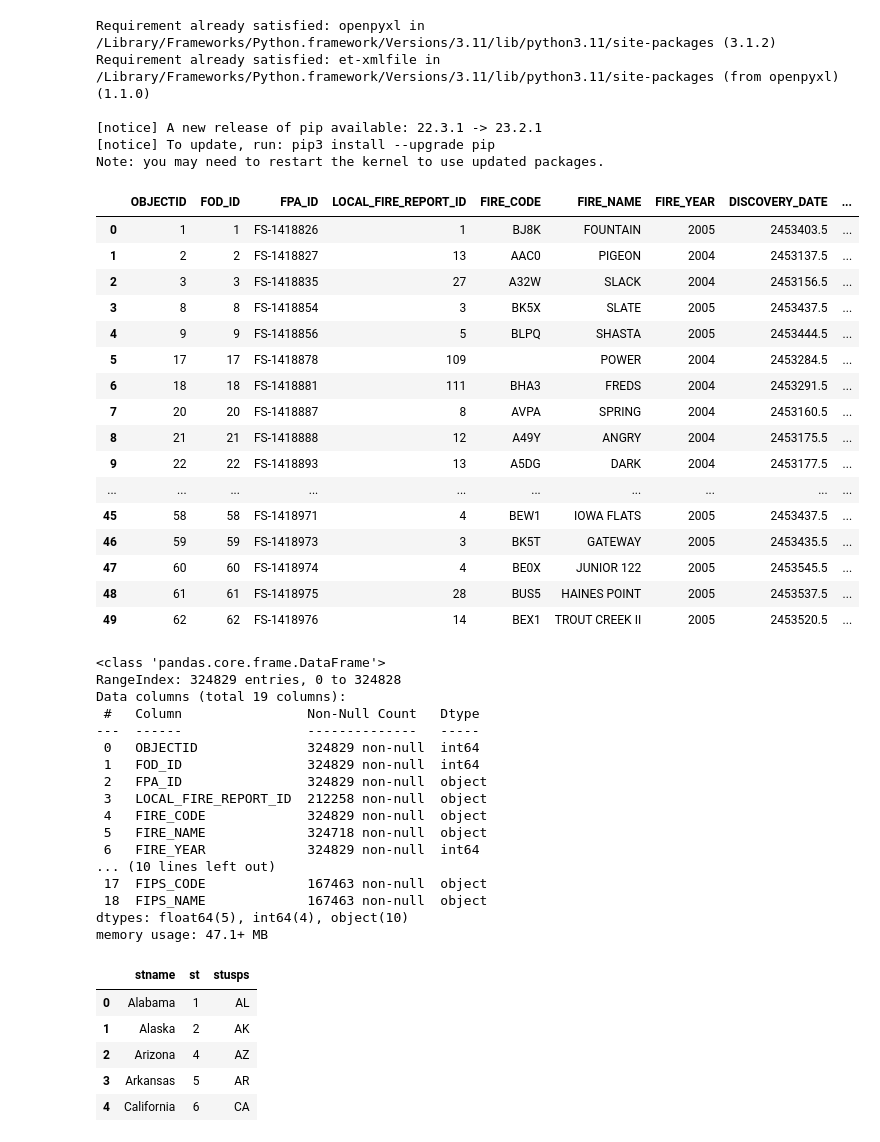
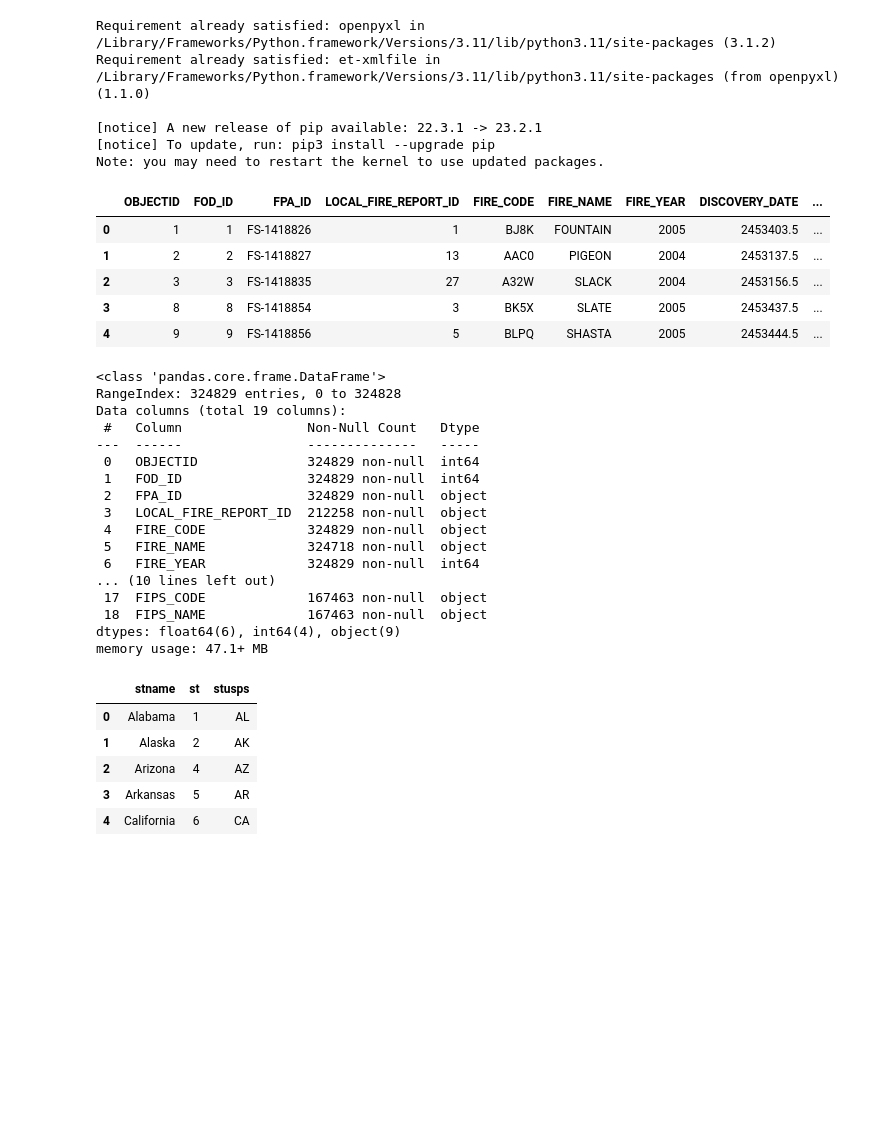
Before and after one commit to PaulZhou06/wildfire.paper, a Jupyter notebook: Wildfire0.ipynb, the cells around one changed output. Saved outputs shown, nothing was run; the diff lists cells and outputs as text; code cells hidden in the pictures; blank space fills up the shorter version.

```diff
--- a/Wildfire0.ipynb
+++ b/Wildfire0.ipynb
@@ -64,7 +65,7 @@ tempprecip = pd.read_csv("/Users/paulzhou/Visual Studio Code/Wildfire/Datasets/t
 cnx = sqlite3.connect('/Users/paulzhou/Visual Studio Code/Wildfire/Datasets/FPA_FOD_20170508.sqlite')
 
 query = '''
-        SELECT OBJECTID, FOD_ID, FPA_ID, LOCAL_FIRE_REPORT_ID, FIRE_CODE, FIRE_NAME, FIRE_YEAR, DISCOVERY_DATE, DISCOVERY_DOY, DISCOVERY_TIME, CONT_DATE, FIRE_SIZE, FIRE_SIZE_CLASS, LATITUDE, LONGITUDE, STATE, COUNTY, FIPS_CODE, FIPS_NAME
+        SELECT OBJECTID, FOD_ID, FPA_ID, LOCAL_FIRE_REPORT_ID, FIRE_CODE, FIRE_NAME, FIRE_YEAR, DISCOVERY_DATE, DISCOVERY_DOY, CONT_DATE, CONT_DOY, FIRE_SIZE, FIRE_SIZE_CLASS, LATITUDE, LONGITUDE, STATE, COUNTY, FIPS_CODE, FIPS_NAME
         FROM fires
         WHERE FIRE_CODE IS NOT NULL
         '''
@@ -72,29 +73,18 @@ results = cnx.execute(query).fetchall()
 cnx.close()
 # %%
 wildfire = pd.DataFrame(results, columns=['OBJECTID', 'FOD_ID', 'FPA_ID', 'LOCAL_FIRE_REPORT_ID', 'FIRE_CODE',
-                                    'FIRE_NAME', 'FIRE_YEAR', 'DISCOVERY_DATE', 'DISCOVERY_DOY', 'DISCOVERY_TIME', 'CONT_DATE', 'FIRE_SIZE', 'FIRE_SIZE_CLASS', 'LATITUDE', 'LONGITUDE', 'STATE', 'COUNTY', 'FIPS_CODE', 'FIPS_NAME'])
+                                    'FIRE_NAME', 'FIRE_YEAR', 'DISCOVERY_DATE', 'DISCOVERY_DOY', 'CONT_DATE', 'CONT_DOY', 'FIRE_SIZE', 'FIRE_SIZE_CLASS', 'LATITUDE', 'LONGITUDE', 'STATE', 'COUNTY', 'FIPS_CODE', 'FIPS_NAME'])
 # %%
 fips = pd.read_csv("/Users/paulzhou/Visual Studio Code/Wildfire/Datasets/us-state-ansi-fips.csv")
 # %%
-wildfire.head(50)
+wildfire.head()
 # %% [output]
 |  | OBJECTID | FOD_ID | FPA_ID | LOCAL_FIRE_REPORT_ID | FIRE_CODE | FIRE_NAME | FIRE_YEAR | DISCOVERY_DATE | ... |
 | 0 | 1 | 1 | FS-1418826 | 1 | BJ8K | FOUNTAIN | 2005 | 2453403.5 | ... |
 | 1 | 2 | 2 | FS-1418827 | 13 | AAC0 | PIGEON | 2004 | 2453137.5 | ... |
 | 2 | 3 | 3 | FS-1418835 | 27 | A32W | SLACK | 2004 | 2453156.5 | ... |
 | 3 | 8 | 8 | FS-1418854 | 3 | BK5X | SLATE | 2005 | 2453437.5 | ... |
 | 4 | 9 | 9 | FS-1418856 | 5 | BLPQ | SHASTA | 2005 | 2453444.5 | ... |
-| 5 | 17 | 17 | FS-1418878 | 109 |  | POWER | 2004 | 2453284.5 | ... |
-| 6 | 18 | 18 | FS-1418881 | 111 | BHA3 | FREDS | 2004 | 2453291.5 | ... |
-| 7 | 20 | 20 | FS-1418887 | 8 | AVPA | SPRING | 2004 | 2453160.5 | ... |
-| 8 | 21 | 21 | FS-1418888 | 12 | A49Y | ANGRY | 2004 | 2453175.5 | ... |
-| 9 | 22 | 22 | FS-1418893 | 13 | A5DG | DARK | 2004 | 2453177.5 | ... |
-| ... | ... | ... | ... | ... | ... | ... | ... | ... | ... |
-| 45 | 58 | 58 | FS-1418971 | 4 | BEW1 | IOWA FLATS | 2005 | 2453437.5 | ... |
-| 46 | 59 | 59 | FS-1418973 | 3 | BK5T | GATEWAY | 2005 | 2453435.5 | ... |
-| 47 | 60 | 60 | FS-1418974 | 4 | BE0X | JUNIOR 122 | 2005 | 2453545.5 | ... |
-| 48 | 61 | 61 | FS-1418975 | 28 | BUS5 | HAINES POINT | 2005 | 2453537.5 | ... |
-| 49 | 62 | 62 | FS-1418976 | 14 | BEX1 | TROUT CREEK II | 2005 | 2453520.5 | ... |
 # %%
 wildfire.info()
 # %% [output]
@@ -113,7 +103,7 @@ Data columns (total 19 columns):
 ... (10 lines left out)
  17  FIPS_CODE             167463 non-null  object
  18  FIPS_NAME             167463 non-null  object
-dtypes: float64(5), int64(4), object(10)
+dtypes: float64(6), int64(4), object(9)
 memory usage: 47.1+ MB
 # %%
 fips.head()
```
Also changed, not shown: parts of 150 cells of this notebook, 5 other files.
